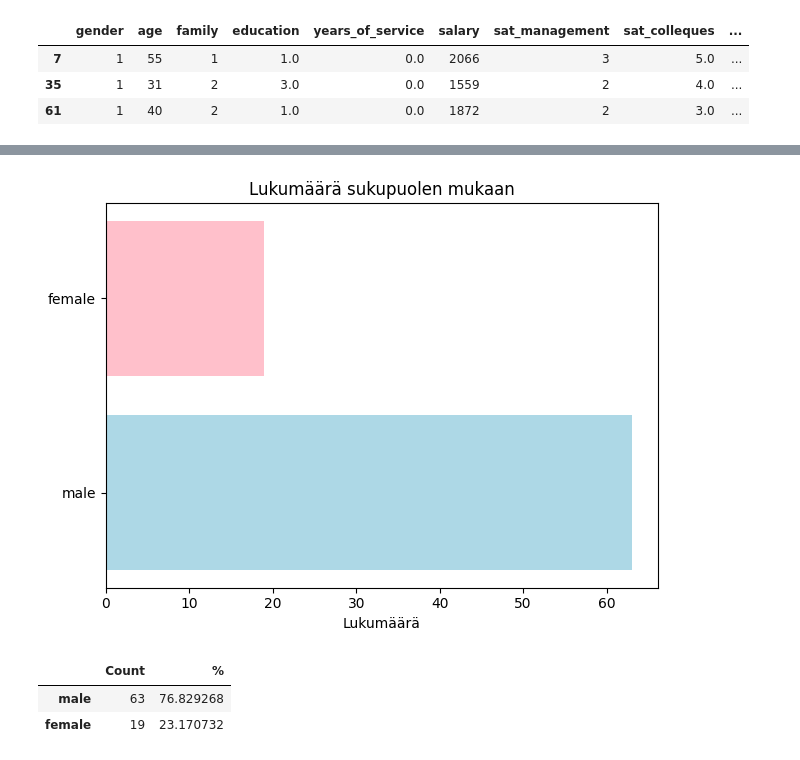
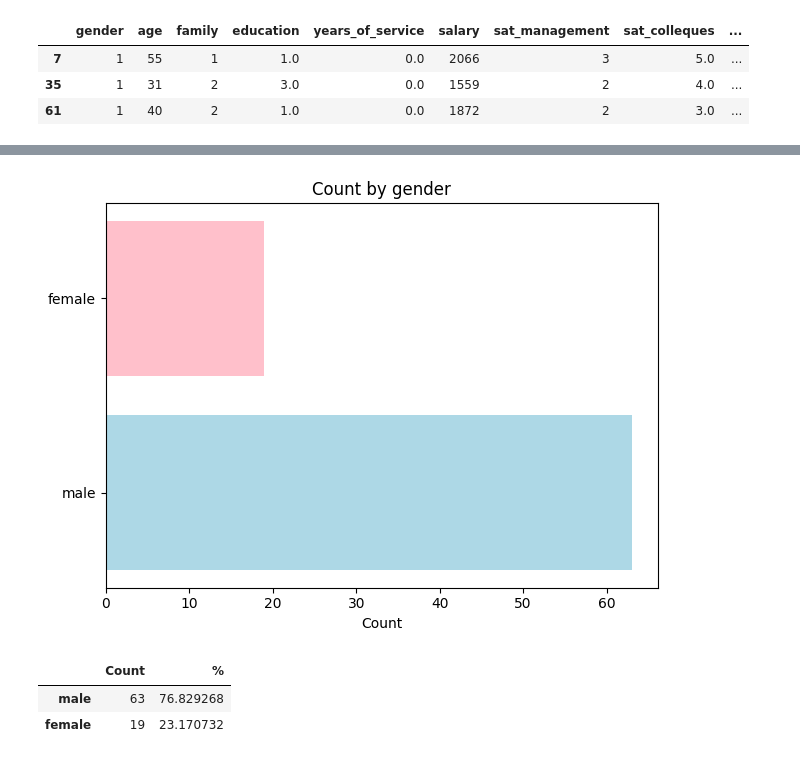
Before and after one commit to lauraanieminen/tietojenkasittelyprojekti, a Jupyter notebook: projekti.ipynb, the cells around one changed output, grey strips where cells are left out. Drawn from its saved outputs; the diff is of its cells as text; code cells hidden in the pictures.

```diff
--- a/projekti.ipynb
+++ b/projekti.ipynb
@@ -193,19 +222,23 @@ df1
 # %%
+
+
 df1 = pd.DataFrame({'Lukumäärä': [63, 19]}, index=['male', 'female'])
 
-colors = ['lightblue' if idx == 'male' else 'pink' for idx in df1.index]
+fig, ax = plt.subplots()
 
-y_pos = range(len(df1))
+# Värit riveittäin
+colors = ['lightblue', 'pink']
 
-plt.barh(y_pos, df1['Lukumäärä'], color=colors, height=0.8)
-plt.yticks(y_pos, df1.index)  # Näytä nimet oikein
+# Piirretään palkit yksitellen
+for i, (index, row) in enumerate(df1.iterrows()):
+    ax.barh(index, row['Lukumäärä'], color=colors[i])
 
-plt.xlabel('Lukumäärä')
-plt.title('Lukumäärä sukupuolen mukaan')
+plt.xlabel('Count')
+plt.title('Count by gender')
 plt.tight_layout()
 plt.show()
 # %% [output]
-[figure, old version]
+[figure, new version]
 # %%
 df2 = pd.crosstab(df['gender'], 'Count')
 df2['%'] = df2['Count'] / df2['Count'].sum() * 100
```
Also changed, not shown: parts of 3 cells of this notebook, 1 other file.
